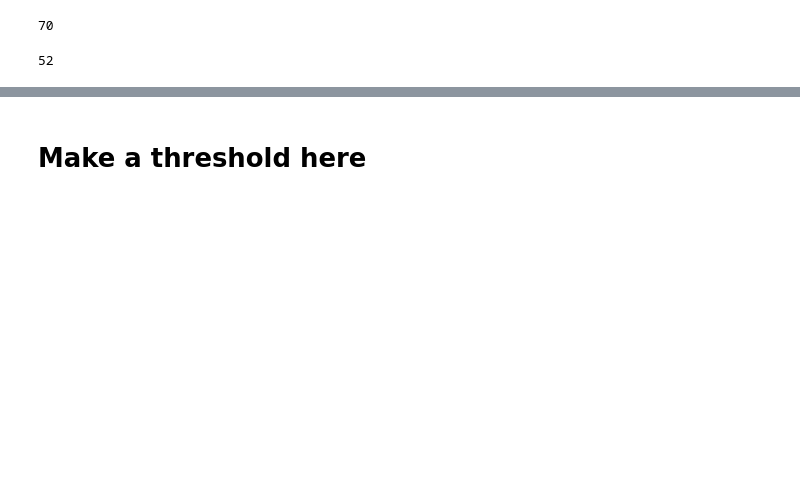
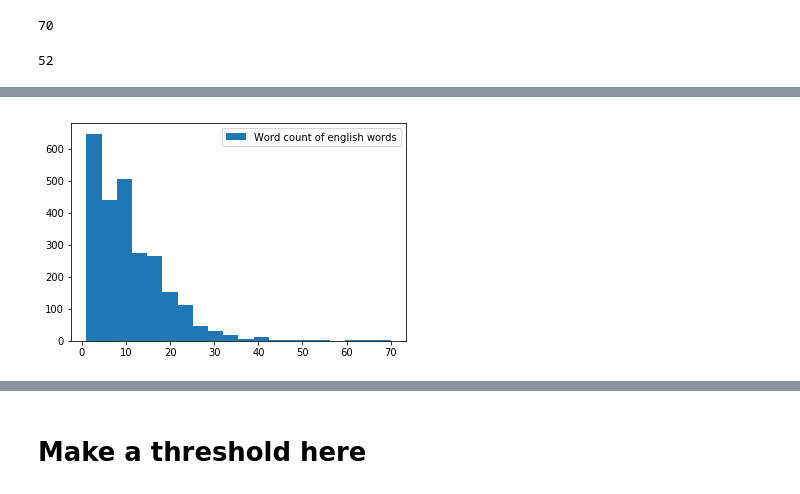
Before and after one commit to HassanSherwani/Language_Translator, a Jupyter notebook: Encoder_Decoder_2009.ipynb, the cells around one changed output, grey strips where cells are left out. Drawn from its saved outputs; the diff is of its cells as text; code cells hidden in the pictures; blank space fills up the shorter version.

```diff
--- a/Encoder_Decoder_2009.ipynb
+++ b/Encoder_Decoder_2009.ipynb
@@ -183,3 +187,6 @@ max_length_tar = np.max(lenght_list)
 max_length_tar
 # %% [output]
 52
+# %%
+lines['word_eng'] = lines['eng'].apply(lambda x: len(str(x).split(" ")))
+lines[['eng','word_eng']].head()
@@ -185,0 +200,4 @@ max_length_tar
+# %%
+# adding +2 due to adding of START and END
+lines['word_ger'] = lines['ger'].apply(lambda x: len(str(x).split(" ")))
+lines[['ger','word_ger']].head()
@@ -185,0 +211,7 @@ max_length_tar
+# %%
+words_eng=lines['word_eng']
+plt.hist(words_eng, bins=20, label="Word count of english words")
+plt.legend()
+plt.show()
+# %% [output]
+[figure, added]
```
Also changed, not shown: parts of 19 cells of this notebook, 3 other files.
